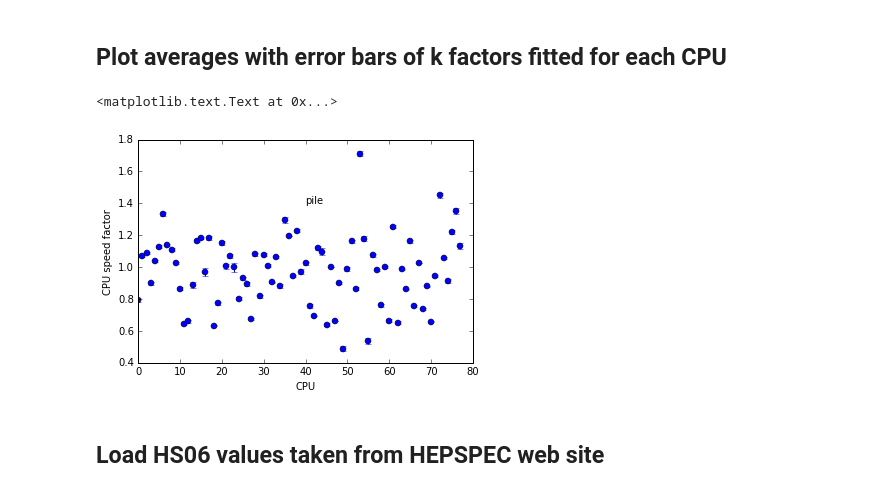
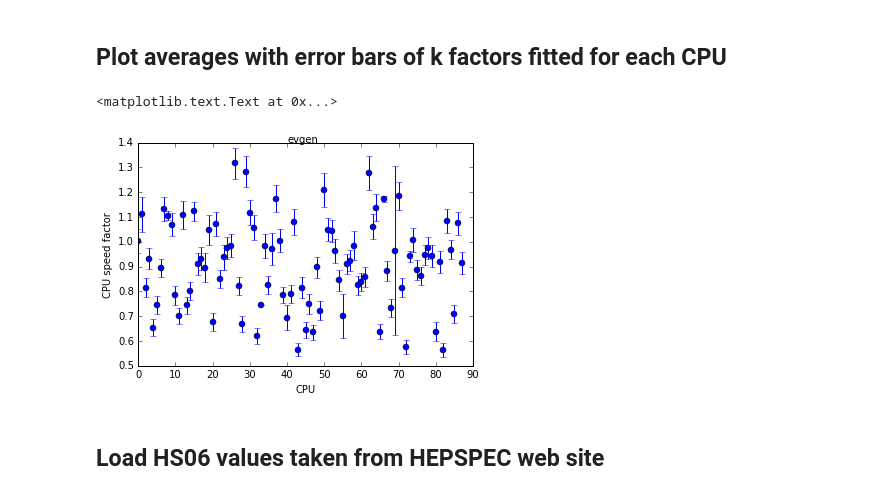
Before and after one commit to sciaba/ATLAS-CPU-time-analysis, a Jupyter notebook: Notebooks/Plot_fit_results.ipynb, the cells around one changed output. Saved outputs shown, nothing was run; the diff lists cells and outputs as text; code cells hidden in the pictures.

```diff
--- a/Notebooks/Plot_fit_results.ipynb
+++ b/Notebooks/Plot_fit_results.ipynb
@@ -52,30 +52,30 @@ fact['pile'] = copy.deepcopy(factors)
 # %% [markdown]
 ## Plot averages with error bars of k factors fitted for each CPU
 # %%
-type = 'pile'
+type = 'evgen'
 
 k_avg = dict()
 k_std = dict()
 x = list()
 y = list()
 yerr = list()
 i = 0
 for cpu in fact[type].keys():
     k_avg[cpu] = np.mean(fact[type][cpu])
     k_std[cpu] = np.std(fact[type][cpu])
 #    print '%s:\t %f +- %f' % (cpu, k_avg[cpu], k_std[cpu])
     x.append(i)
     y.append(k_avg[cpu])
     yerr.append(k_std[cpu])
     i += 1
 plt.figure()
 plt.errorbar(x, y, yerr=yerr, fmt='o')
 plt.xlabel('CPU')
 plt.ylabel('CPU speed factor')
 plt.text(40., 1.4, type)
 # %% [output]
 <matplotlib.text.Text at 0x...>
-[figure, old version]
+[figure, new version]
 # %% [markdown]
 ## Load HS06 values taken from HEPSPEC web site
 # %%
```
Also changed, not shown: parts of 3 cells of this notebook, 3 other files.
